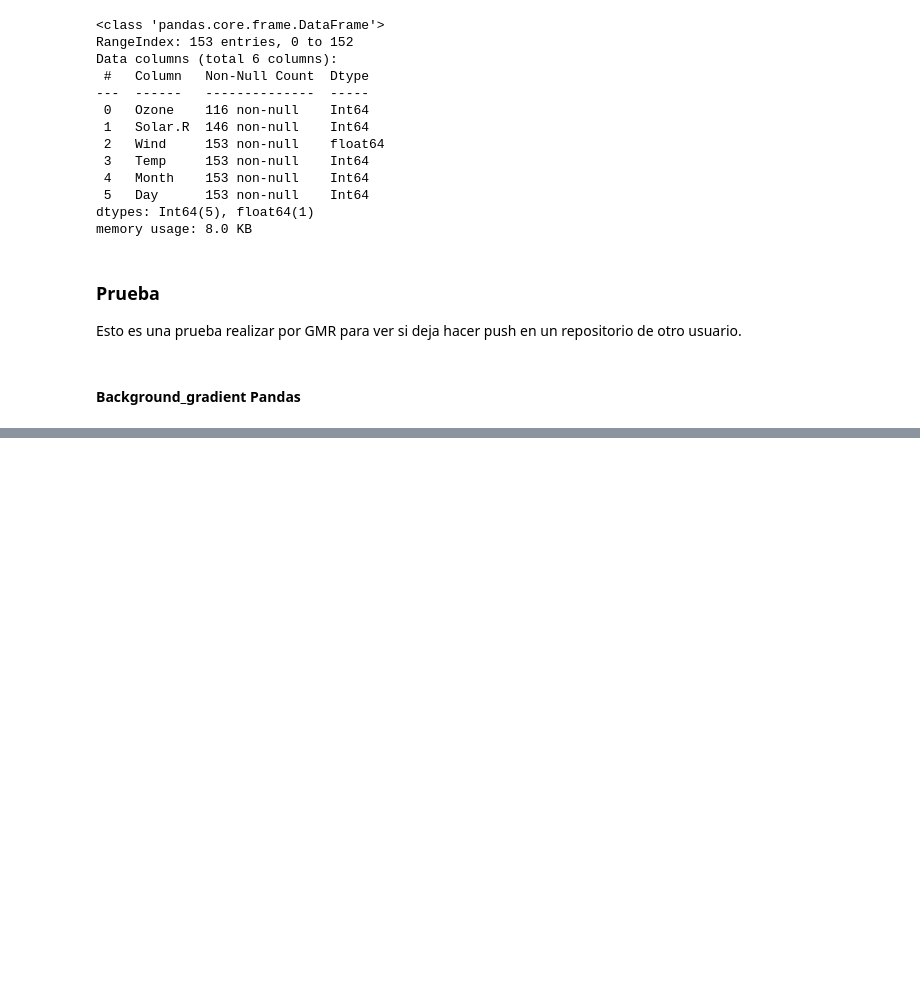
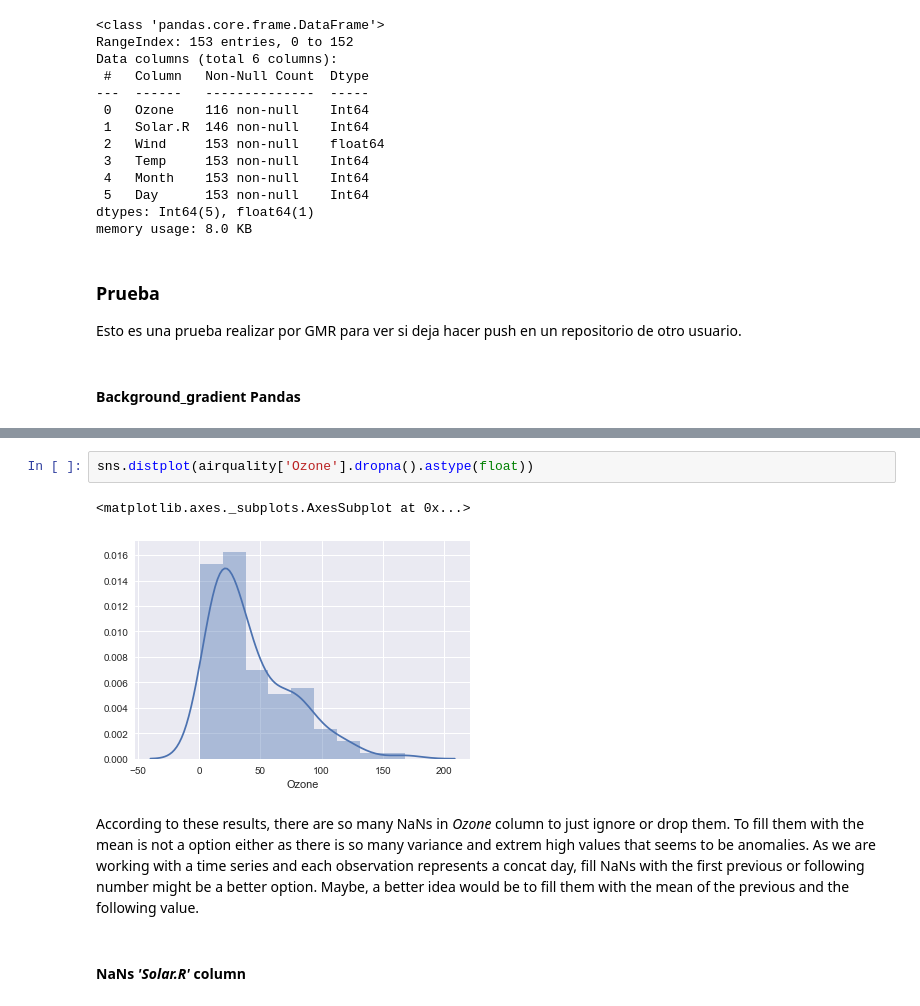
Before and after one commit to xiaoxi-david/AirQuality, a Jupyter notebook: airquality.ipynb, the cells around one changed output, grey strips where cells are left out. Saved outputs shown, nothing was run; the diff lists cells and outputs as text; blank space fills up the shorter version.

```diff
--- a/airquality.ipynb
+++ b/airquality.ipynb
@@ -55,0 +181,9 @@ Esto es una prueba realizar por GMR para ver si deja hacer push en un repositori
+# %%
+sns.distplot(airquality['Ozone'].dropna().astype(float))
+# %% [output]
+<matplotlib.axes._subplots.AxesSubplot at 0x...>
+[figure, added]
+# %% [markdown]
+According to these results, there are so many NaNs in *Ozone* column to just ignore or drop them. To fill them with the mean is not a option either as there is so many variance and extrem high values that seems to be anomalies. As we are working with a time series and each observation represents a concat day, fill NaNs with the first previous or following number might be a better option. Maybe, a better idea would be to fill them with the mean of the previous and the following value.
+# %% [markdown]
+#### NaNs *'Solar.R'* column
```
Also changed, not shown: parts of 24 cells of this notebook.
